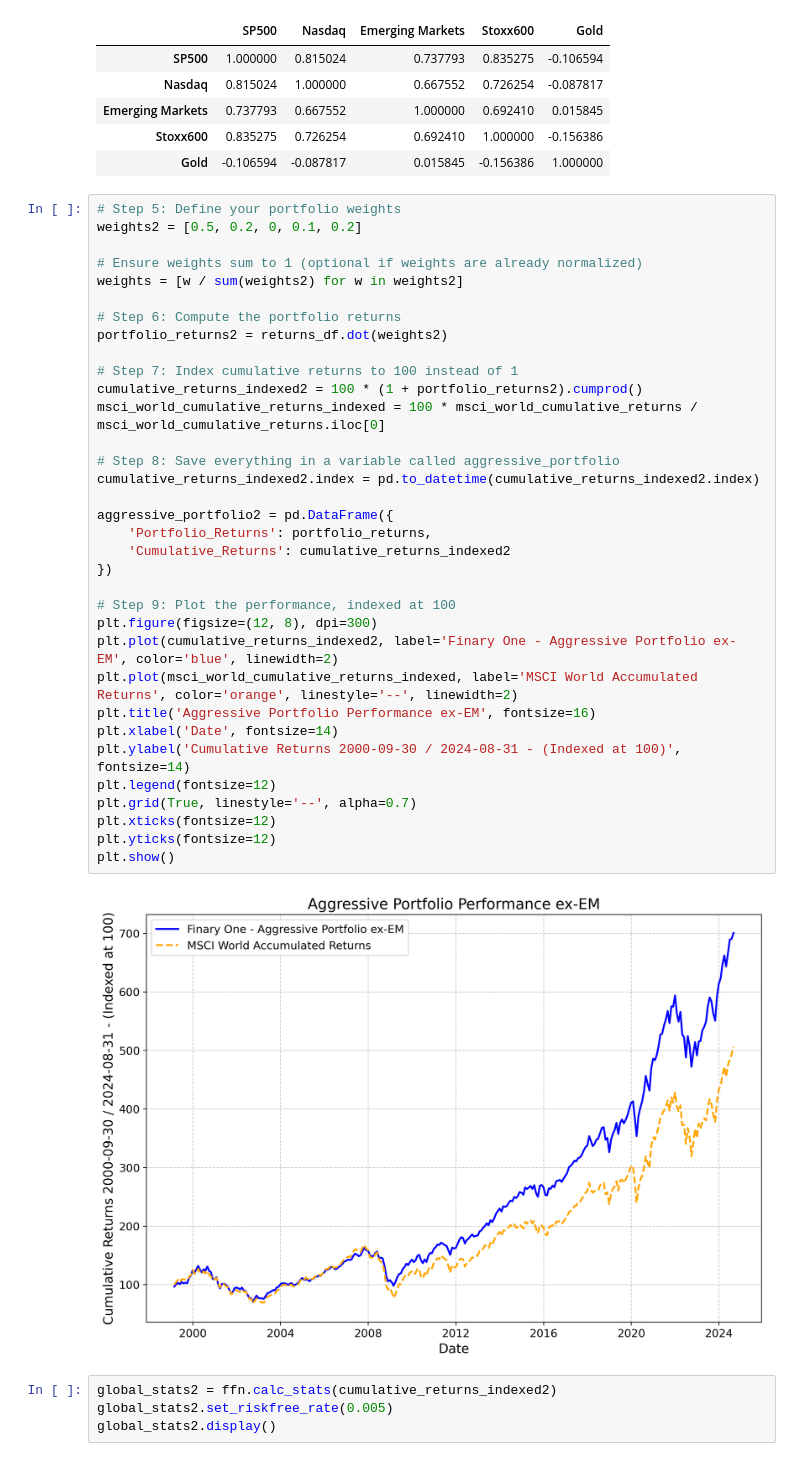
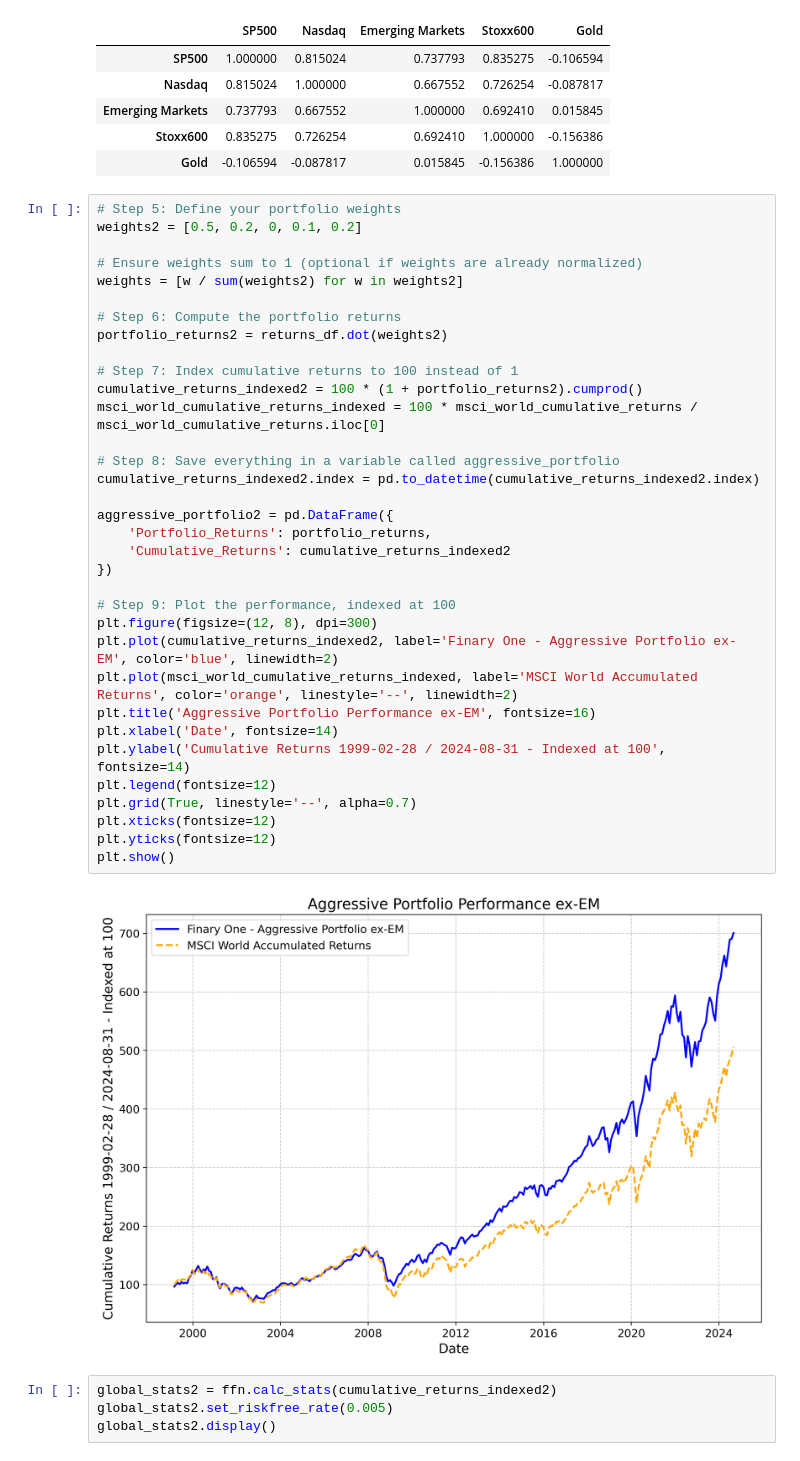
Before and after one commit to louissellier/finary_one, a Jupyter notebook: aggressive_backtest.ipynb, the cells around one changed output. Cells and saved outputs as stored; diff of their text form.

```diff
--- a/aggressive_backtest.ipynb
+++ b/aggressive_backtest.ipynb
@@ -453,35 +452,35 @@ weights2 = [0.5, 0.2, 0, 0.1, 0.2]
 # Ensure weights sum to 1 (optional if weights are already normalized)
 weights = [w / sum(weights2) for w in weights2]
 
 # Step 6: Compute the portfolio returns
 portfolio_returns2 = returns_df.dot(weights2)
 
 # Step 7: Index cumulative returns to 100 instead of 1
 cumulative_returns_indexed2 = 100 * (1 + portfolio_returns2).cumprod()
 msci_world_cumulative_returns_indexed = 100 * msci_world_cumulative_returns / msci_world_cumulative_returns.iloc[0]
 
 # Step 8: Save everything in a variable called aggressive_portfolio
 cumulative_returns_indexed2.index = pd.to_datetime(cumulative_returns_indexed2.index)
 
 aggressive_portfolio2 = pd.DataFrame({
     'Portfolio_Returns': portfolio_returns,
     'Cumulative_Returns': cumulative_returns_indexed2
 })
 
 # Step 9: Plot the performance, indexed at 100
 plt.figure(figsize=(12, 8), dpi=300)
 plt.plot(cumulative_returns_indexed2, label='Finary One - Aggressive Portfolio ex-EM', color='blue', linewidth=2)
 plt.plot(msci_world_cumulative_returns_indexed, label='MSCI World Accumulated Returns', color='orange', linestyle='--', linewidth=2)
 plt.title('Aggressive Portfolio Performance ex-EM', fontsize=16)
 plt.xlabel('Date', fontsize=14)
-plt.ylabel('Cumulative Returns 2000-09-30 / 2024-08-31 - (Indexed at 100)', fontsize=14)
+plt.ylabel('Cumulative Returns 1999-02-28 / 2024-08-31 - Indexed at 100', fontsize=14)
 plt.legend(fontsize=12)
 plt.grid(True, linestyle='--', alpha=0.7)
 plt.xticks(fontsize=12)
 plt.yticks(fontsize=12)
 plt.show()
 # %% [output]
-[figure, old version]
+[figure, new version]
 # %%
 global_stats2 = ffn.calc_stats(cumulative_returns_indexed2)
 global_stats2.set_riskfree_rate(0.005)
```
Also changed, not shown: parts of 4 cells of this notebook.
